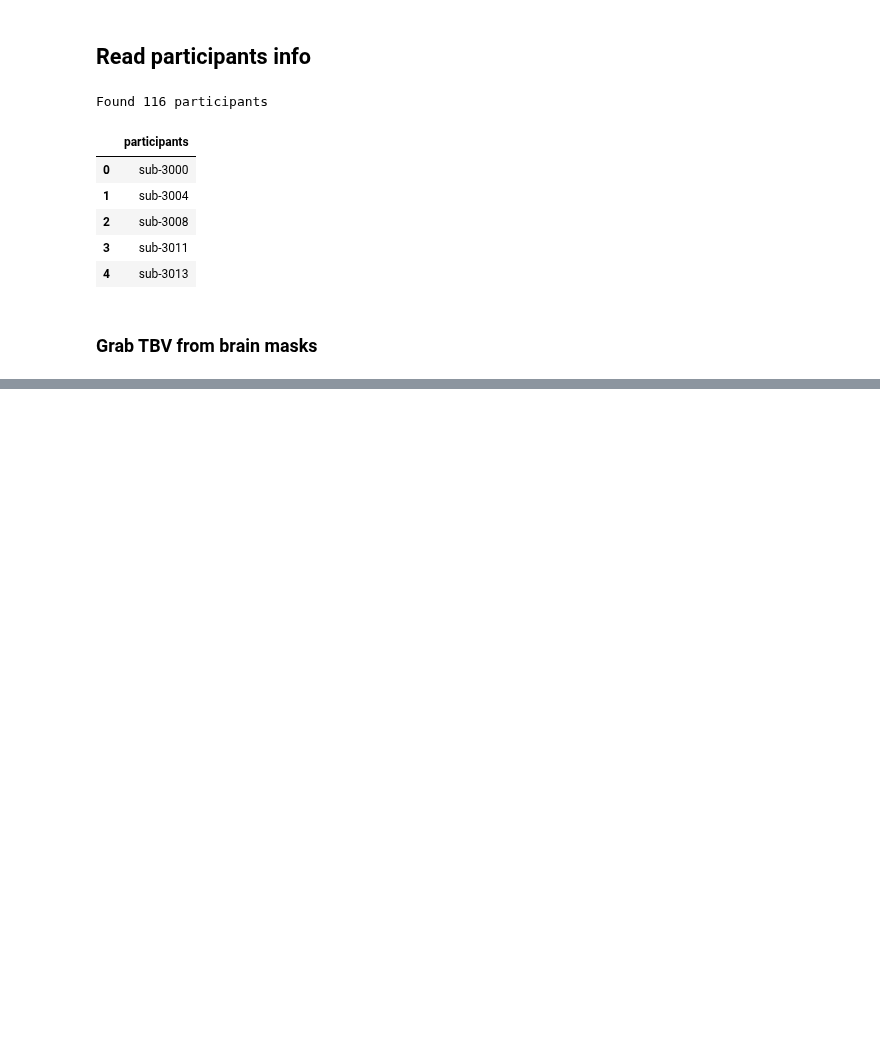
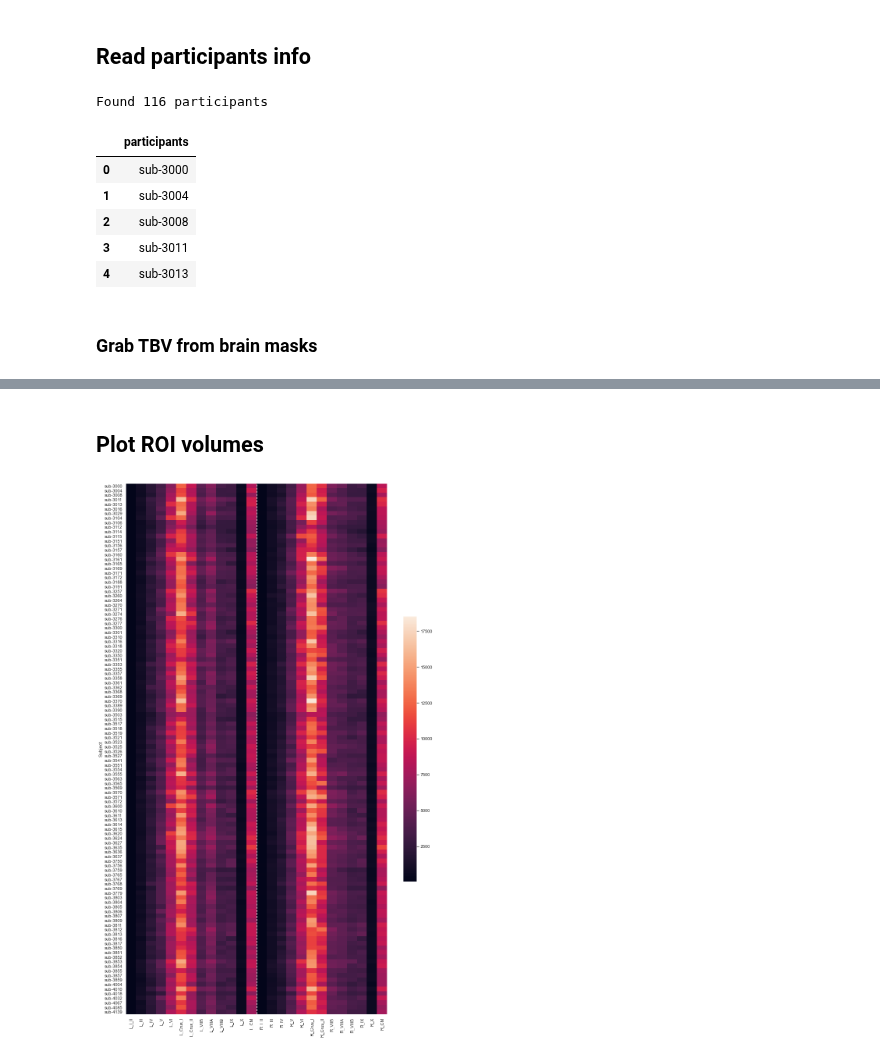
Before and after one commit to neurodatascience/ET_biomarker, a Jupyter notebook: preproc/maget/notebooks/1_maget_QC.ipynb, the cells around one changed output, grey strips where cells are left out. Cells and saved outputs as stored; diff of their text form; code cells hidden in the pictures; blank space fills up the shorter version.

```diff
--- a/preproc/maget/notebooks/1_maget_QC.ipynb
+++ b/preproc/maget/notebooks/1_maget_QC.ipynb
@@ -71,0 +157,14 @@ output/fusion/majority_vote/sub-3803_run-1_desc-masked_preproc_T1w_labels.mnc
+# %% [markdown]
+## Plot ROI volumes
+# %%
+plot_df = plot_df = pd.merge(maget_df, vol_df, on='Subject').copy()
+
+plot_df = plot_df.set_index('Subject')
+plot_df = plot_df[cols_L + cols_R ]
+sns.set(font_scale=1)
+with sns.axes_style("white"):
+    f, ax = plt.subplots(figsize=(15, 25))
+    g = sns.heatmap(plot_df,cbar_kws={"shrink": .5})
+    plt.axvline(v_lines, ls='--',c='white')
+# %% [output]
+[figure, added]
```
Also changed, not shown: parts of 11 cells of this notebook, 3 other files.
